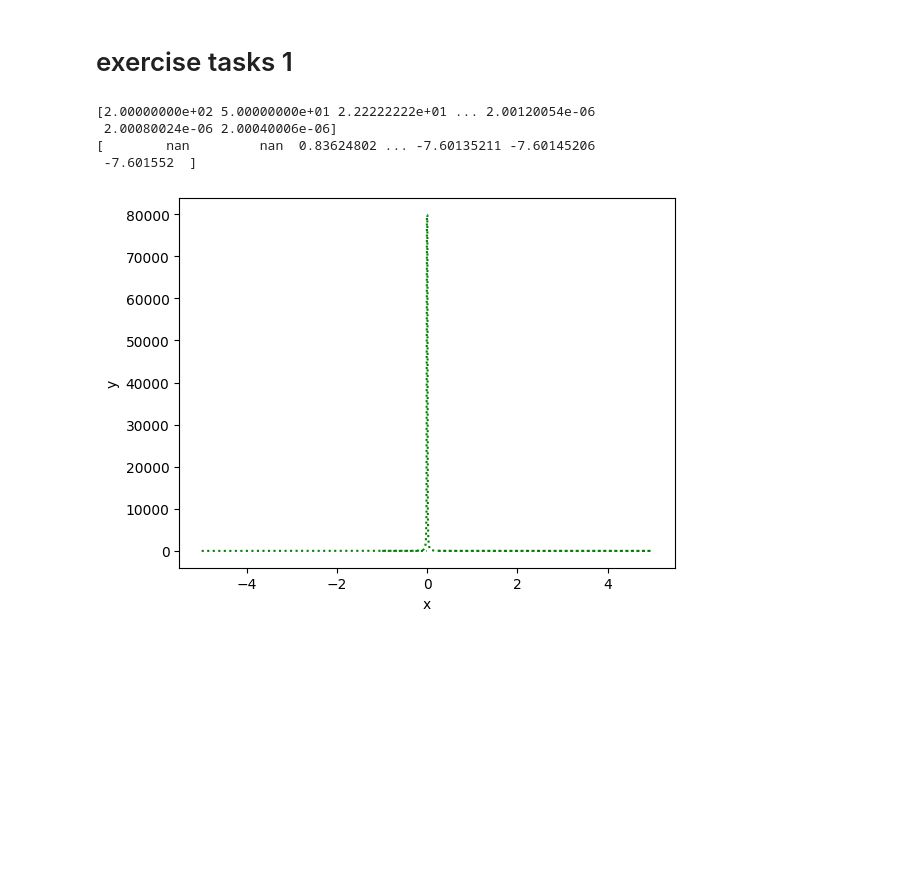
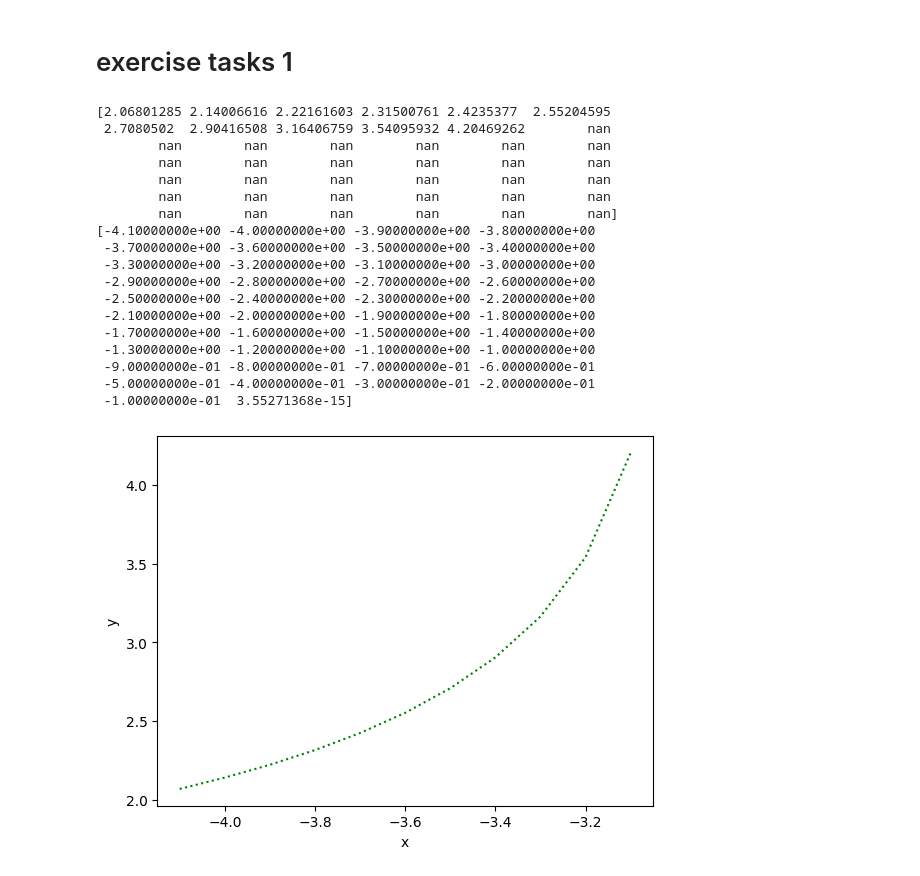
Before and after one commit to xmrenigmax/L4_Course, a Jupyter notebook: L4Mathematics/Lab5/math_lab5_equations.ipynb, the cells around one changed output. Saved outputs shown, nothing was run; the diff lists cells and outputs as text; code cells hidden in the pictures; blank space fills up the shorter version.

```diff
--- a/L4Mathematics/Lab5/math_lab5_equations.ipynb
+++ b/L4Mathematics/Lab5/math_lab5_equations.ipynb
@@ -32,14 +33,49 @@ Briefings()
 # exercise tasks 1
 # %%
 def exercises():
+    def solving_explicit():
+        '''
+        x, y = sp.symbols('x y')
+        exercise_a_equation = (-1+((y**2)/x))
+        print(sp.solve(exercise_a_equation, y))
+
+        exercise_b_equation = (1-x*(y**2))
+        print(sp.solve(exercise_b_equation, y))
+
+        exercise_c_equation = (2-y*(x**2))
+        print(sp.solve(exercise_c_equation, y))
+
+        exercise_d_equation = 3-y*(x**3)
+        print(sp.solve(exercise_d_equation, y))
+
+        exercise_e_equation = (((4*x)-1)/(x+3))-sp.exp(2*y)
+        print(sp.solve(exercise_e_equation, y))
+        '''
+        # solves the domain of the function exercise_e_equation
+        x = sp.symbols('x')
+        domain_exercise_e = (4*x - 1)/(x + 3)
+        e = sp.solve(domain_exercise_e, x)
+        x_vals = np.arange(-4.1, 0.1, 0.1)
+        e_vals = np.log((4*x_vals - 1)/(x_vals + 3)/2)
+        print(e_vals)
+        print(x_vals)
+
+        plt.plot(x_vals, e_vals, 'g:')
+        plt.xlabel('x'); plt.ylabel('y')
+
+
+
+
+    solving_explicit()
+
     def exercise_a():
         def func1(x):
             return np.sqrt(x)  # Use numpy sqrt
-        func1 = np.vectorize(func1)
+        np.vectorize(func1)
         x = np.arange(0.1, 1000, 0.1)
         y = func1(x)
         print(y)
-        x = np.linspace(-100, 100, 1000)
+        x = np.linspace(-5, 5, 1000)
         y = np.sqrt(x)
         plt.plot(x, y, 'g:')
         plt.xlabel('x'); plt.ylabel('y')
@@ -69,38 +105,51 @@ def exercises():
         y = 2/(x**2)
         plt.plot(x, y, 'g:')
         plt.xlabel('x'); plt.ylabel('y')
-    exercise_c()
+    #exercise_c()
 
     def exercise_d():
         def func1(x):
             return 1/x**3
         func1 = np.vectorize(func1)
         x = np.arange(0.1, 1000, 0.1)
         y = func1(x)
         print(-y)
         x = np.linspace(-5, 5, 1000)
         y = 2/(x**3)
         plt.plot(x, -y, 'g:')
         plt.xlabel('x'); plt.ylabel('y')
     #exercise_d()
 
     def exercise_e():
         def func1(x):
             return np.log(((4*x)-1/x+3)/2)
         func1 = np.vectorize(func1)
         x = np.arange(0.1, 1000, 0.1)
         y = func1(x)
         print(-y)
-        x = np.linspace(-5, 5, 1000)
+        x = np.linspace(0.1, 1000, 1000)
         y = np.log(((4*x)-1/x+3)/2)
         plt.plot(x, -y, 'g:')
         plt.xlabel('x'); plt.ylabel('y')
     #exercise_e()
-
 exercises()
 # %% [output]
-[2.00000000e+02 5.00000000e+01 2.22222222e+01 ... 2.00120054e-06
- 2.00080024e-06 2.00040006e-06]
-[        nan         nan  0.83624802 ... -7.60135211 -7.60145206
- -7.601552  ]
+[2.06801285 2.14006616 2.22161603 2.31500761 2.4235377  2.55204595
+ 2.7080502  2.90416508 3.16406759 3.54095932 4.20469262        nan
+        nan        nan        nan        nan        nan        nan
+        nan        nan        nan        nan        nan        nan
+        nan        nan        nan        nan        nan        nan
+        nan        nan        nan        nan        nan        nan
+        nan        nan        nan        nan        nan        nan]
+[-4.10000000e+00 -4.00000000e+00 -3.90000000e+00 -3.80000000e+00
+ -3.70000000e+00 -3.60000000e+00 -3.50000000e+00 -3.40000000e+00
+ -3.30000000e+00 -3.20000000e+00 -3.10000000e+00 -3.00000000e+00
+ -2.90000000e+00 -2.80000000e+00 -2.70000000e+00 -2.60000000e+00
+ -2.50000000e+00 -2.40000000e+00 -2.30000000e+00 -2.20000000e+00
+ -2.10000000e+00 -2.00000000e+00 -1.90000000e+00 -1.80000000e+00
+ -1.70000000e+00 -1.60000000e+00 -1.50000000e+00 -1.40000000e+00
+ -1.30000000e+00 -1.20000000e+00 -1.10000000e+00 -1.00000000e+00
+ -9.00000000e-01 -8.00000000e-01 -7.00000000e-01 -6.00000000e-01
+ -5.00000000e-01 -4.00000000e-01 -3.00000000e-01 -2.00000000e-01
+ -1.00000000e-01  3.55271368e-15]
-[figure, old version]
+[figure, new version]
```
Also changed, not shown: parts of 1 cell of this notebook, 6 other files.
